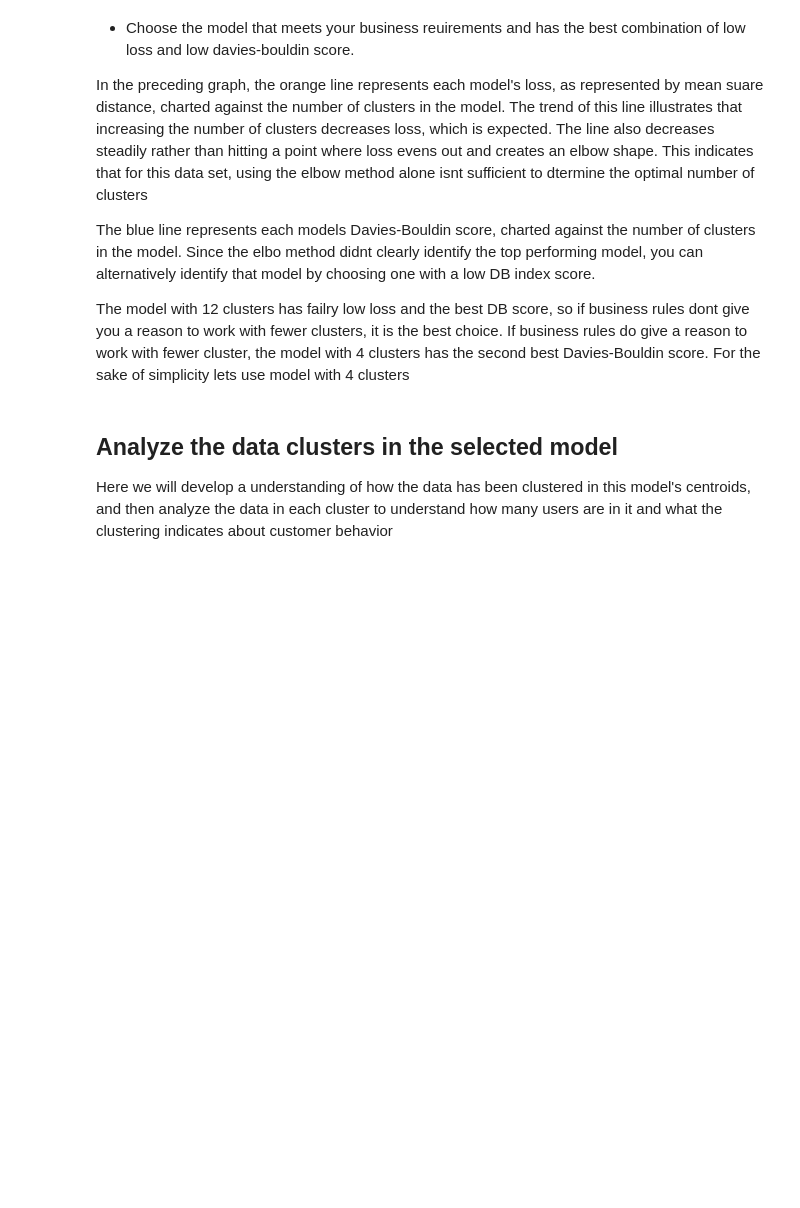
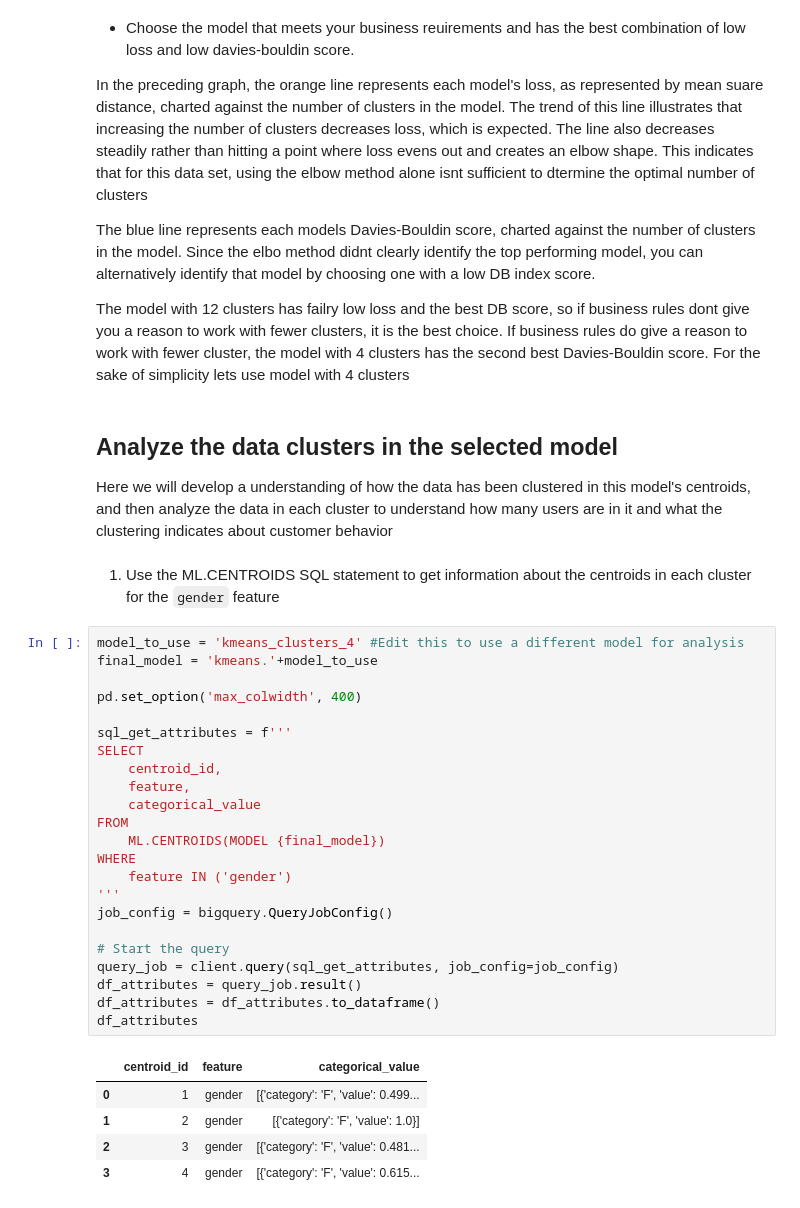
Before and after one commit to paulowe/bigquery-kmeans, a Jupyter notebook: kmeans/kmeans.ipynb, the cells around one changed output. Saved outputs shown, nothing was run; the diff lists cells and outputs as text; blank space fills up the shorter version.

````diff
--- a/kmeans/kmeans.ipynb
+++ b/kmeans/kmeans.ipynb
@@ -454,3 +454,34 @@ The model with 12 clusters has failry low loss and the best DB score, so if busi
 ## Analyze the data clusters in the selected model
 
 Here we will develop a understanding of how the data has been clustered in this model's centroids, and then analyze the data in each cluster to understand how many users are in it and what the clustering indicates about customer behavior
+# %% [markdown]
+1. Use the ML.CENTROIDS SQL statement to get information about the centroids in each cluster for the ```gender``` feature
+# %%
+model_to_use = 'kmeans_clusters_4' #Edit this to use a different model for analysis
+final_model = 'kmeans.'+model_to_use
+
+pd.set_option('max_colwidth', 400)
+
+sql_get_attributes = f'''
+SELECT
+    centroid_id,
+    feature,
+    categorical_value
+FROM
+    ML.CENTROIDS(MODEL {final_model})
+WHERE
+    feature IN ('gender')
+'''
+job_config = bigquery.QueryJobConfig()
+
+# Start the query
+query_job = client.query(sql_get_attributes, job_config=job_config)
+df_attributes = query_job.result()
+df_attributes = df_attributes.to_dataframe()
+df_attributes
+# %% [output]
+|  | centroid_id | feature | categorical_value |
+| 0 | 1 | gender | [{'category': 'F', 'value': 0.499... |
+| 1 | 2 | gender | [{'category': 'F', 'value': 1.0}] |
+| 2 | 3 | gender | [{'category': 'F', 'value': 0.481... |
+| 3 | 4 | gender | [{'category': 'F', 'value': 0.615... |
````
Also changed, not shown: parts of 3 cells of this notebook.
